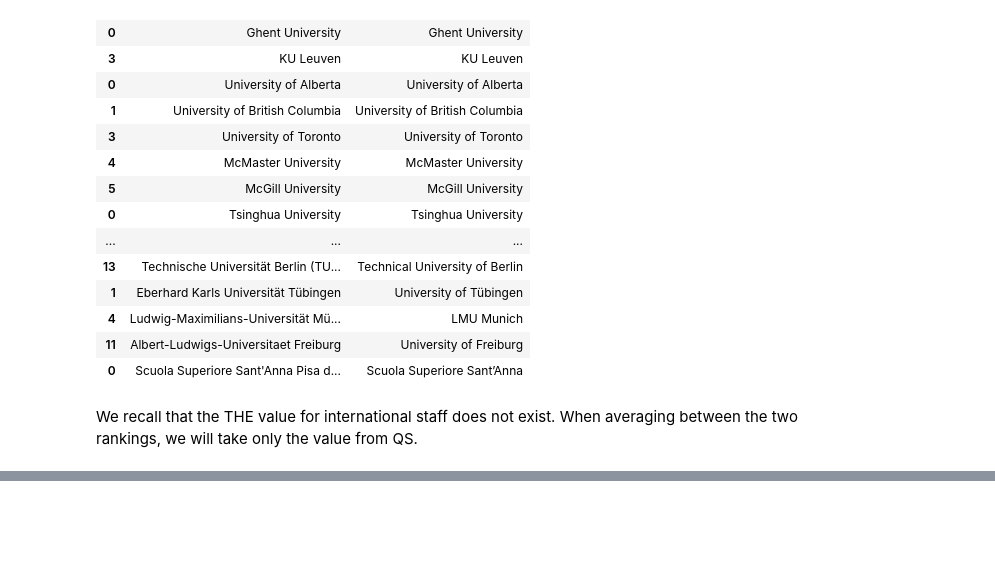
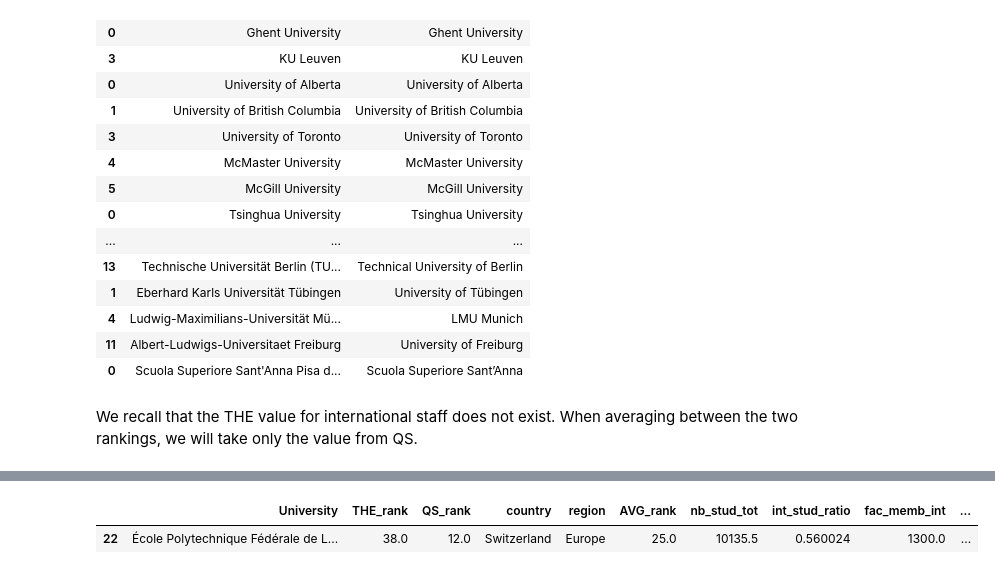
Before and after one commit to LucaZampieri/ADA_homework_LMX, a Jupyter notebook: 02 - Data from the Web/MartAndLuca.ipynb, the cells around one changed output, grey strips where cells are left out. Saved outputs shown, nothing was run; the diff lists cells and outputs as text; code cells hidden in the pictures; blank space fills up the shorter version.

```diff
--- a/02 - Data from the Web/MartAndLuca.ipynb
+++ b/02 - Data from the Web/MartAndLuca.ipynb
@@ -901,0 +908,5 @@ merged_df_avg.loc[merged_df_avg['country']=='Switzerland']
+# %%
+alpha=1
+beta=1
+gamma=1
+MyScore =  alpha*merged_df_avg['Score citations']/100 + beta*merged_df_avg['fac_memb_ratio'] + gamma*merged_df_avg['int_stud_ratio']
@@ -901,0 +925,9 @@ merged_df_avg.loc[merged_df_avg['country']=='Switzerland']
+# %%
+merged_df_avg['MyScore']=MyScore
+# %%
+BEST_FUCKING_UNI_IN_THE_WORLD = merged_df_avg.loc[merged_df_avg['MyScore']==merged_df_avg['MyScore'].max()]
+# %%
+BEST_FUCKING_UNI_IN_THE_WORLD
+# %% [output]
+|  | University | THE_rank | QS_rank | country | region | AVG_rank | nb_stud_tot | int_stud_ratio | fac_memb_int | ... |
+| 22 | École Polytechnique Fédérale de L... | 38.0 | 12.0 | Switzerland | Europe | 25.0 | 10135.5 | 0.560024 | 1300.0 | ... |
```
Also changed, not shown: parts of 9 cells of this notebook.
